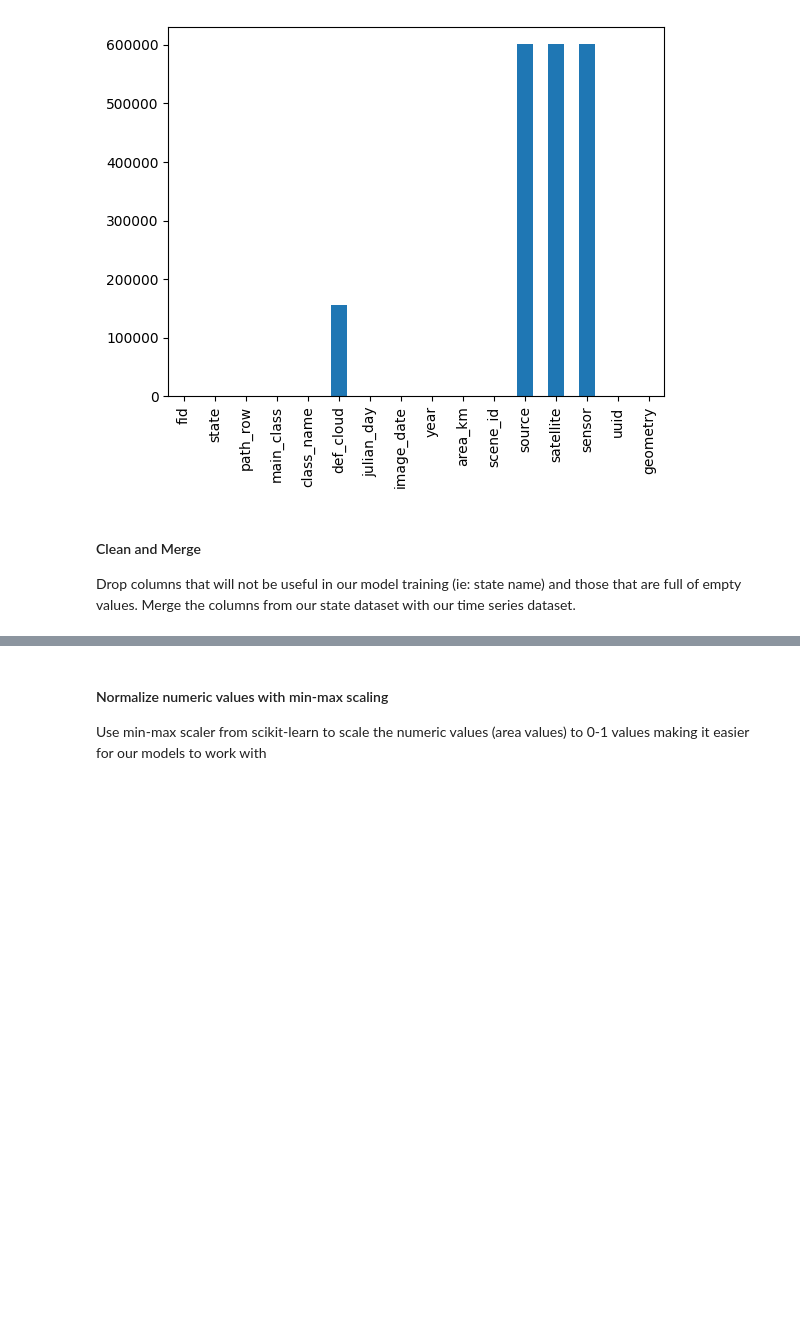
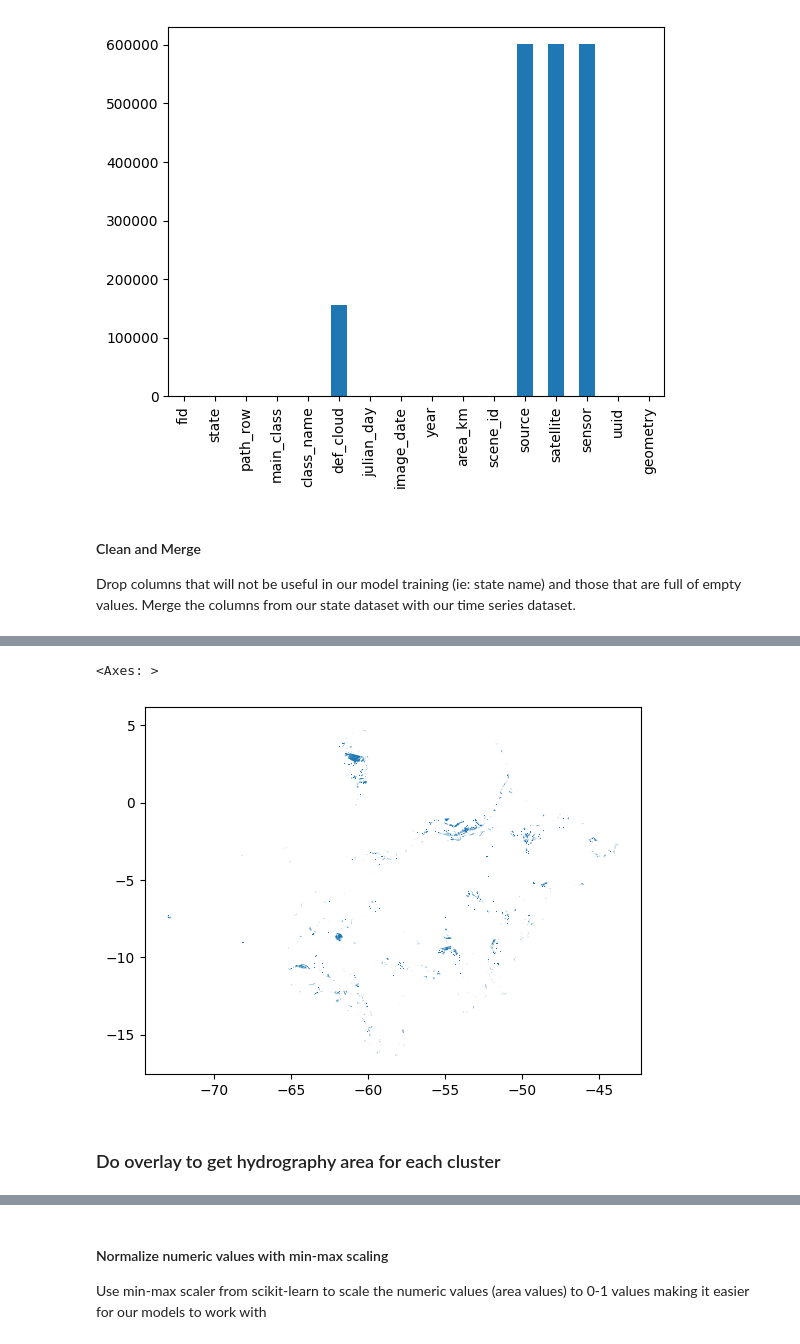
Before and after one commit to t4ai/amazon-deforestation-forecasting, a Jupyter notebook: amazon-deforestation-forecasting.ipynb, the cells around one changed output, grey strips where cells are left out. Saved outputs shown, nothing was run; the diff lists cells and outputs as text; code cells hidden in the pictures; blank space fills up the shorter version.

```diff
--- a/amazon-deforestation-forecasting.ipynb
+++ b/amazon-deforestation-forecasting.ipynb
@@ -445,0 +594,3 @@ yearly_deforestation_merged.sample(5)
+# %%
+# calculate area of each cluster
+chdf['area'] = gpd.GeoSeries(chdf[0]).to_crs(epsg=5880).area / 1000
@@ -447,0 +659,12 @@ yearly_deforestation_merged.sample(5)
+# %%
+# clean geo forest df
+geo_no_forest_biome = geo_no_forest_biome.dropna(subset=['geometry'])
+# %%
+# Performing overlay funcion
+no_forest_cluster = geo_no_forest_biome.overlay(chdf, how='intersection')
+# %%
+# visualize
+no_forest_cluster.plot()
+# %% [output]
+<Axes: >
+[figure, added]
@@ -447,0 +690,2 @@ yearly_deforestation_merged.sample(5)
+# %% [markdown]
+### Do overlay to get hydrography area for each cluster
```
Also changed, not shown: parts of 75 cells of this notebook.
